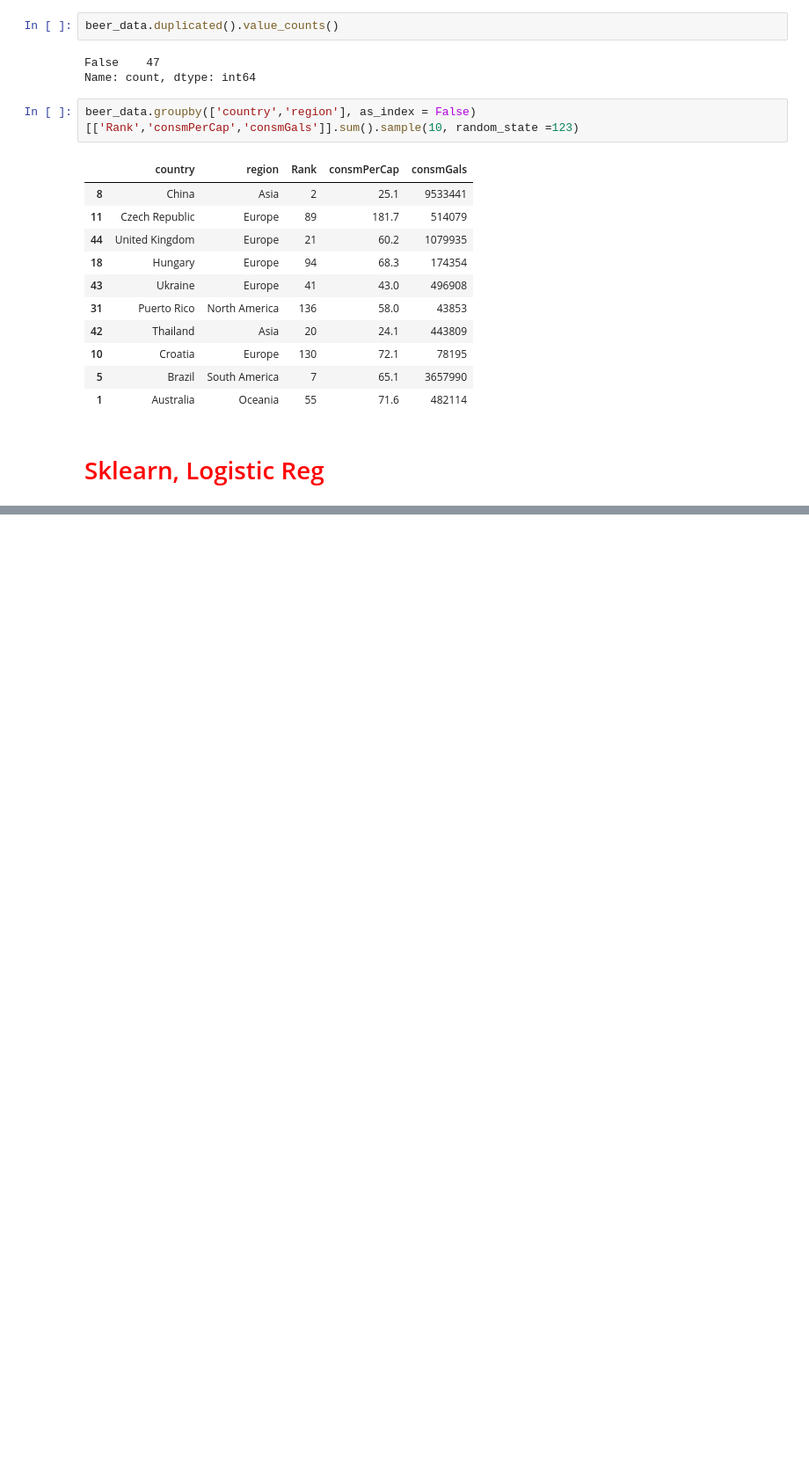
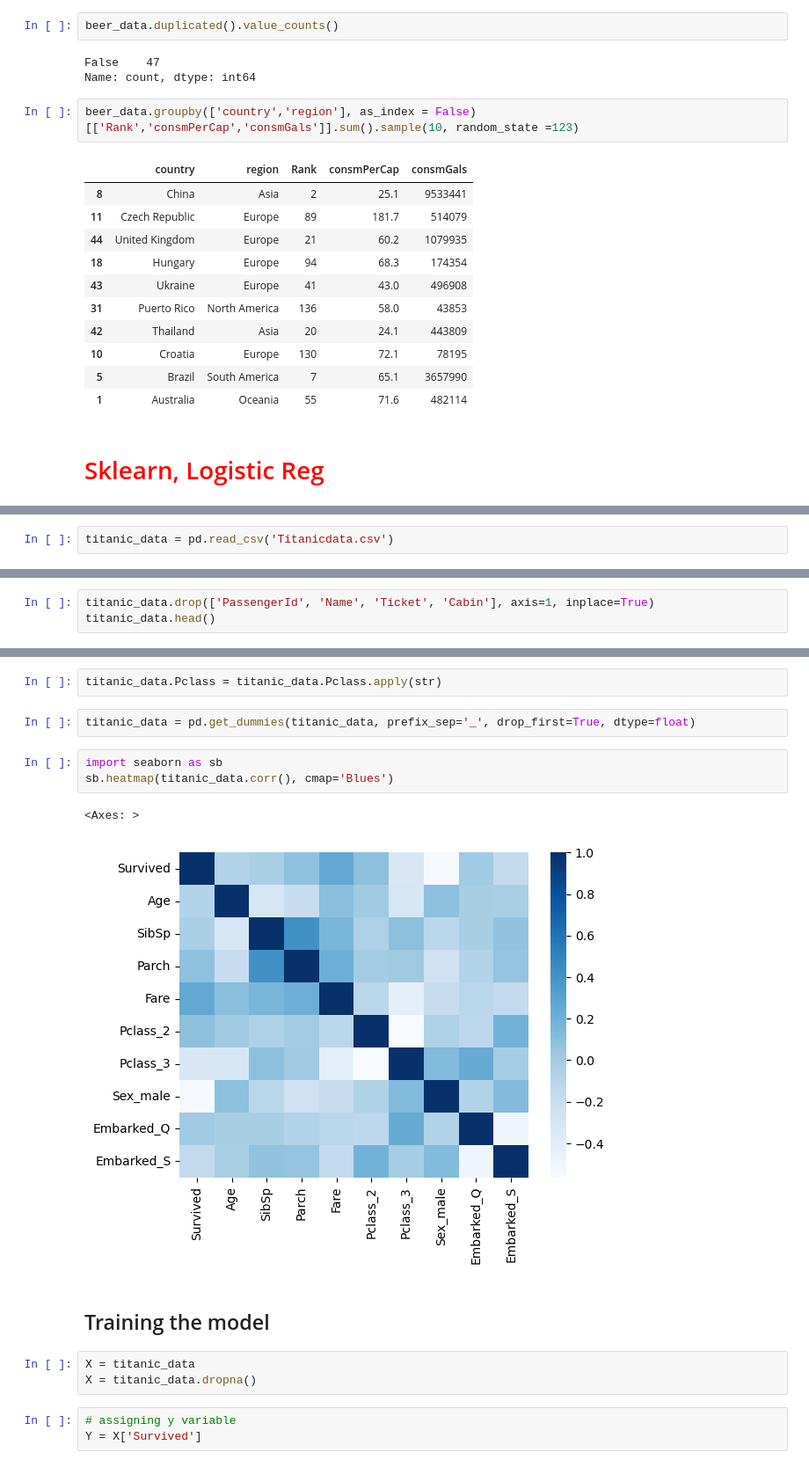
Before and after one commit to RasimBa/Machine-Learning-with-Python, a Jupyter notebook: jupyter files/Machine_Learning_Course.ipynb, the cells around one changed output, grey strips where cells are left out. Shown: that part at 88% size. Saved outputs shown, nothing was run; the diff lists cells and outputs as text; blank space fills up the shorter version.

```diff
--- a/jupyter files/Machine_Learning_Course.ipynb
+++ b/jupyter files/Machine_Learning_Course.ipynb
@@ -544,0 +556,2 @@ beer_data.groupby(['country','region'], as_index = False)[['Rank','consmPerCap',
+# %%
+titanic_data = pd.read_csv('Titanicdata.csv')
@@ -544,0 +611,3 @@ beer_data.groupby(['country','region'], as_index = False)[['Rank','consmPerCap',
+# %%
+titanic_data.drop(['PassengerId', 'Name', 'Ticket', 'Cabin'], axis=1, inplace=True)
+titanic_data.head()
@@ -544,0 +629,18 @@ beer_data.groupby(['country','region'], as_index = False)[['Rank','consmPerCap',
+# %%
+titanic_data.Pclass = titanic_data.Pclass.apply(str)
+# %%
+titanic_data = pd.get_dummies(titanic_data, prefix_sep='_', drop_first=True, dtype=float)
+# %%
+import seaborn as sb
+sb.heatmap(titanic_data.corr(), cmap='Blues')
+# %% [output]
+<Axes: >
+[figure, added]
+# %% [markdown]
+## Training the model
+# %%
+X = titanic_data
+X = titanic_data.dropna()
+# %%
+# assigning y variable
+Y = X['Survived']
```
Also changed, not shown: parts of 48 cells of this notebook, 7 other files.
